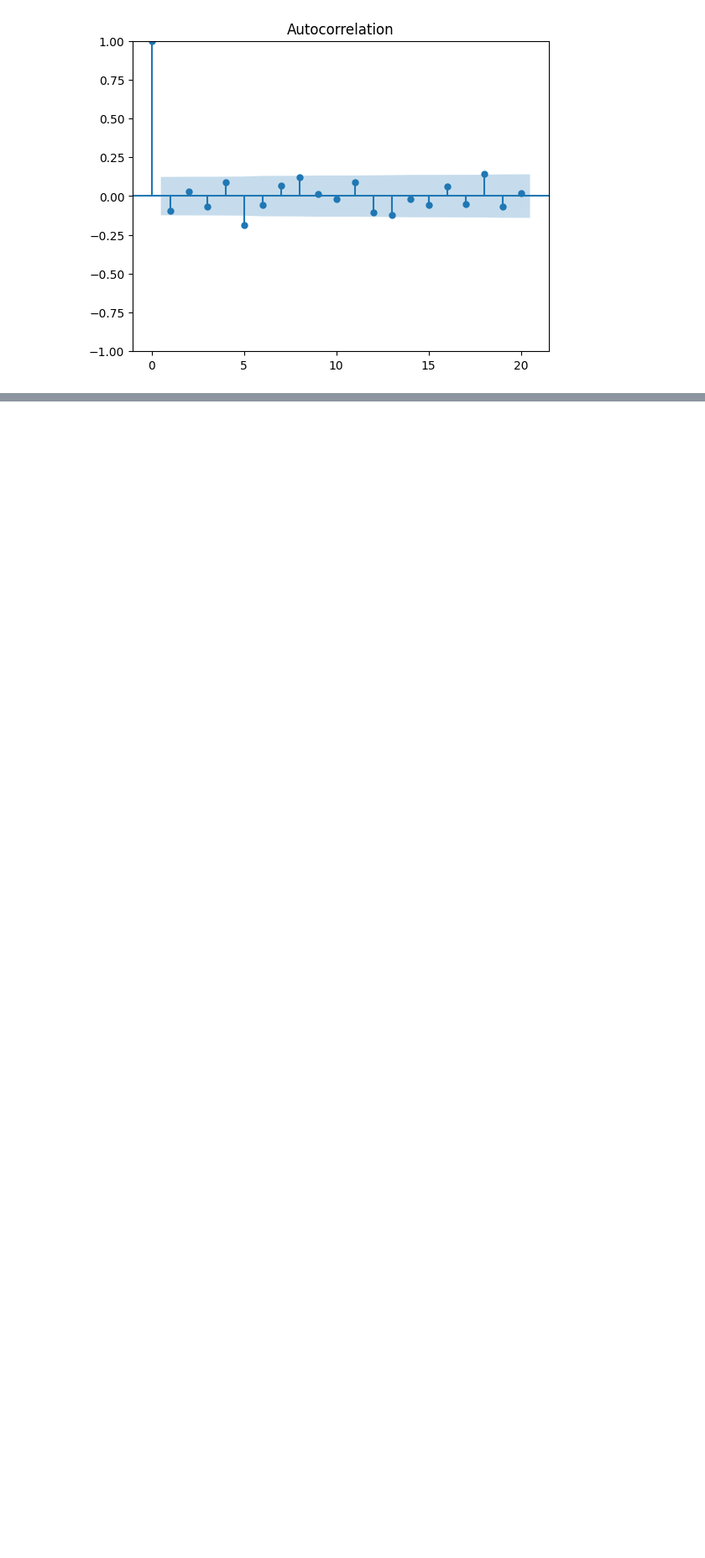
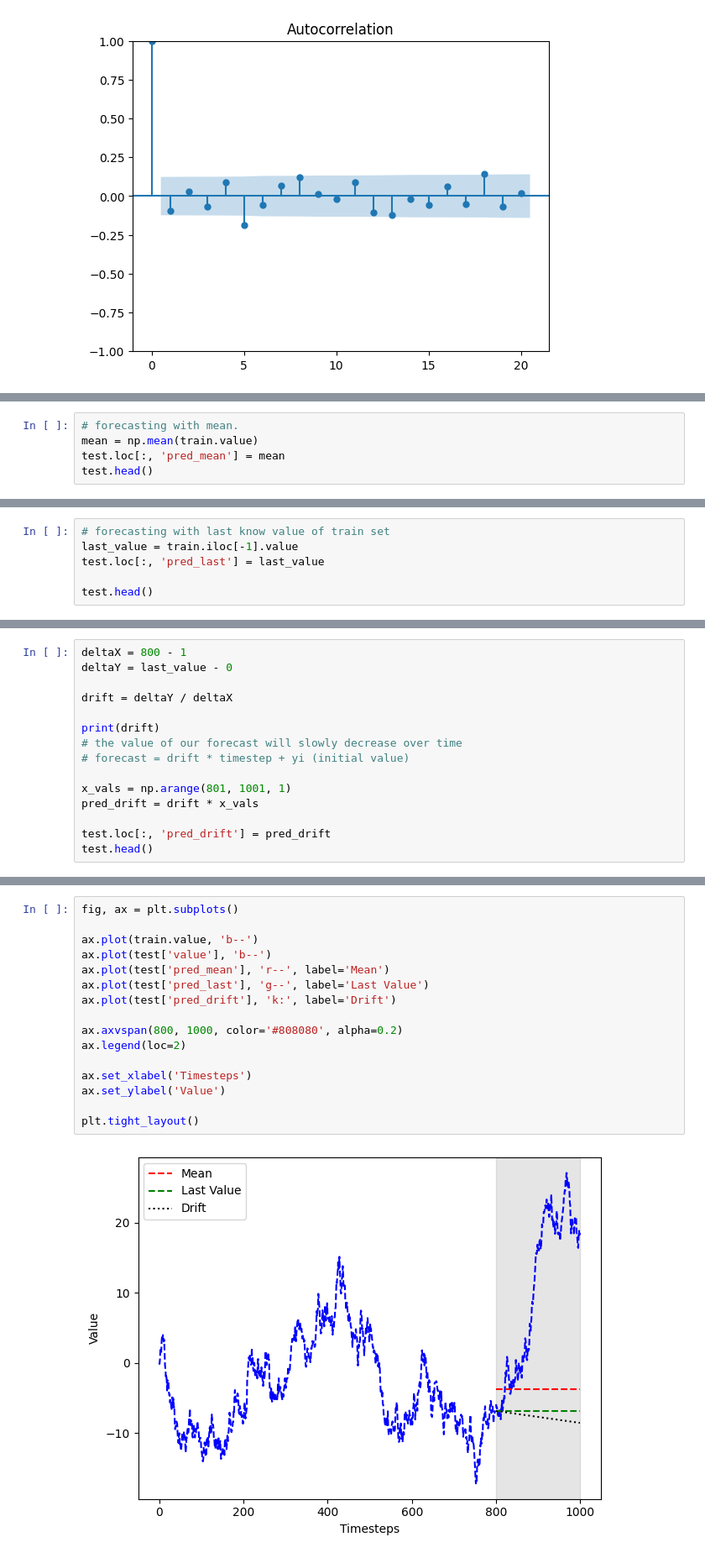
Before and after one commit to MonuSingh16/code-practice-courses-books, a Jupyter notebook: time-series-forecasting-python/ch03-random-walk.ipynb, the cells around one changed output, grey strips where cells are left out. Shown: that part at 84% size. Cells and saved outputs as stored; diff of their text form; blank space fills up the shorter version.

```diff
--- a/time-series-forecasting-python/ch03-random-walk.ipynb
+++ b/time-series-forecasting-python/ch03-random-walk.ipynb
@@ -197,0 +214,5 @@ plot_acf(diff_close, lags=20)
+# %%
+# forecasting with mean.
+mean = np.mean(train.value)
+test.loc[:, 'pred_mean'] = mean
+test.head()
@@ -197,0 +231,6 @@ plot_acf(diff_close, lags=20)
+# %%
+# forecasting with last know value of train set
+last_value = train.iloc[-1].value
+test.loc[:, 'pred_last'] = last_value
+
+test.head()
@@ -197,0 +248,15 @@ plot_acf(diff_close, lags=20)
+# %%
+deltaX = 800 - 1
+deltaY = last_value - 0
+
+drift = deltaY / deltaX
+
+print(drift)
+# the value of our forecast will slowly decrease over time
+# forecast = drift * timestep + yi (initial value)
+
+x_vals = np.arange(801, 1001, 1)
+pred_drift = drift * x_vals
+
+test.loc[:, 'pred_drift'] = pred_drift
+test.head()
@@ -197,0 +271,18 @@ plot_acf(diff_close, lags=20)
+# %%
+fig, ax = plt.subplots()
+
+ax.plot(train.value, 'b--')
+ax.plot(test['value'], 'b--')
+ax.plot(test['pred_mean'], 'r--', label='Mean')
+ax.plot(test['pred_last'], 'g--', label='Last Value')
+ax.plot(test['pred_drift'], 'k:', label='Drift')
+
+ax.axvspan(800, 1000, color='#808080', alpha=0.2)
+ax.legend(loc=2)
+
+ax.set_xlabel('Timesteps')
+ax.set_ylabel('Value')
+
+plt.tight_layout()
+# %% [output]
+[figure, added]
```
Also changed, not shown: parts of 12 cells of this notebook.
